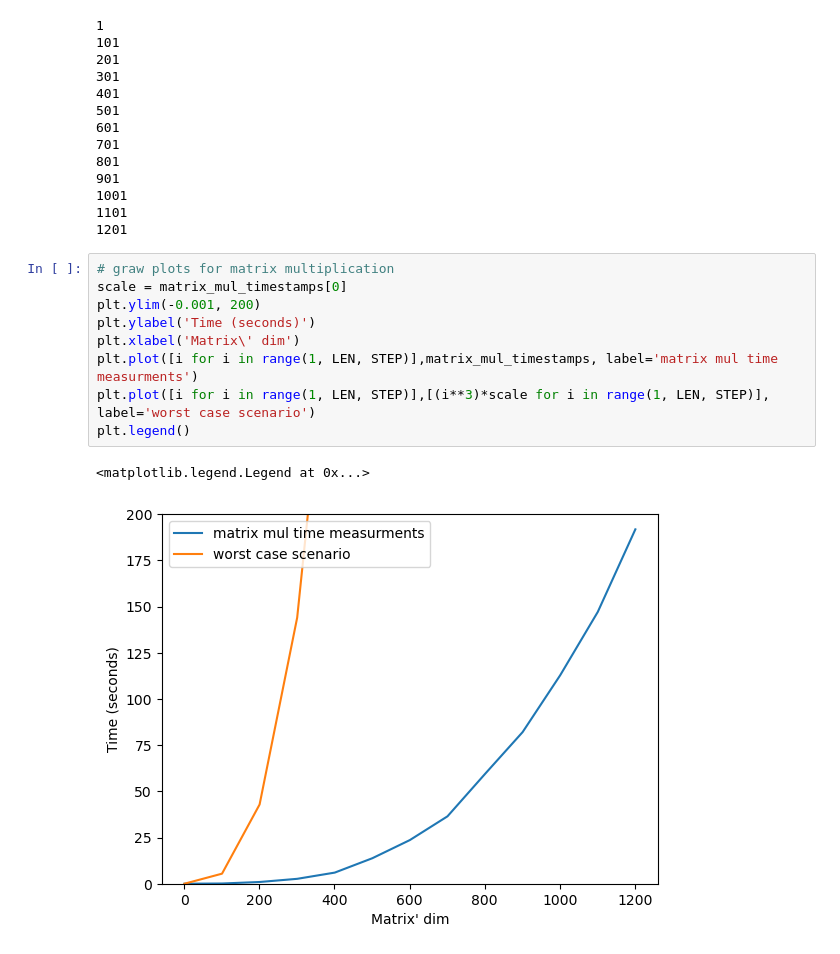
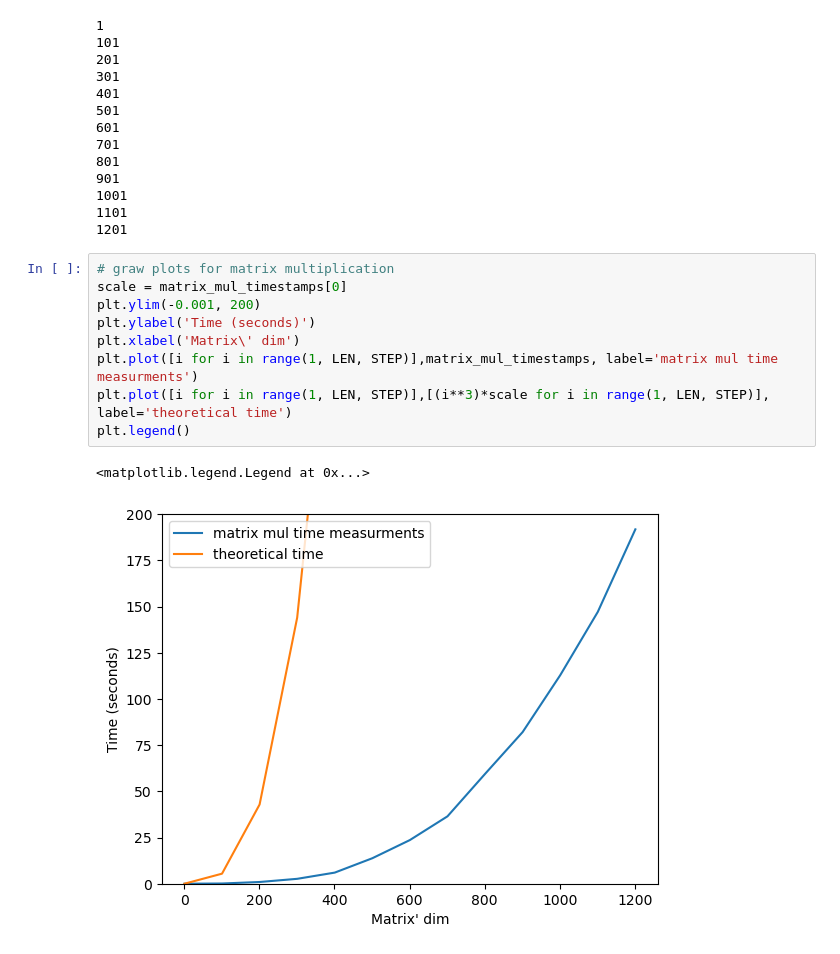
Before and after one commit to BubbleNeumann/itmo-masters, a Jupyter notebook: sem1_algos_task1.ipynb, the cells around one changed output. Drawn from its saved outputs; the diff is of its cells as text.

Commit message:
fix plot legend

```diff
--- a/sem1_algos_task1.ipynb
+++ b/sem1_algos_task1.ipynb
@@ -213,12 +213,12 @@ for length in range(1, LEN, STEP):
 # %%
 # graw plots for matrix multiplication
 scale = matrix_mul_timestamps[0]
 plt.ylim(-0.001, 200)
 plt.ylabel('Time (seconds)')
 plt.xlabel('Matrix\' dim')
 plt.plot([i for i in range(1, LEN, STEP)],matrix_mul_timestamps, label='matrix mul time measurments')
-plt.plot([i for i in range(1, LEN, STEP)],[(i**3)*scale for i in range(1, LEN, STEP)], label='worst case scenario')
+plt.plot([i for i in range(1, LEN, STEP)],[(i**3)*scale for i in range(1, LEN, STEP)], label='theoretical time')
 plt.legend()
 # %% [output]
 <matplotlib.legend.Legend at 0x...>
-[figure, old version]
+[figure, new version]
```
